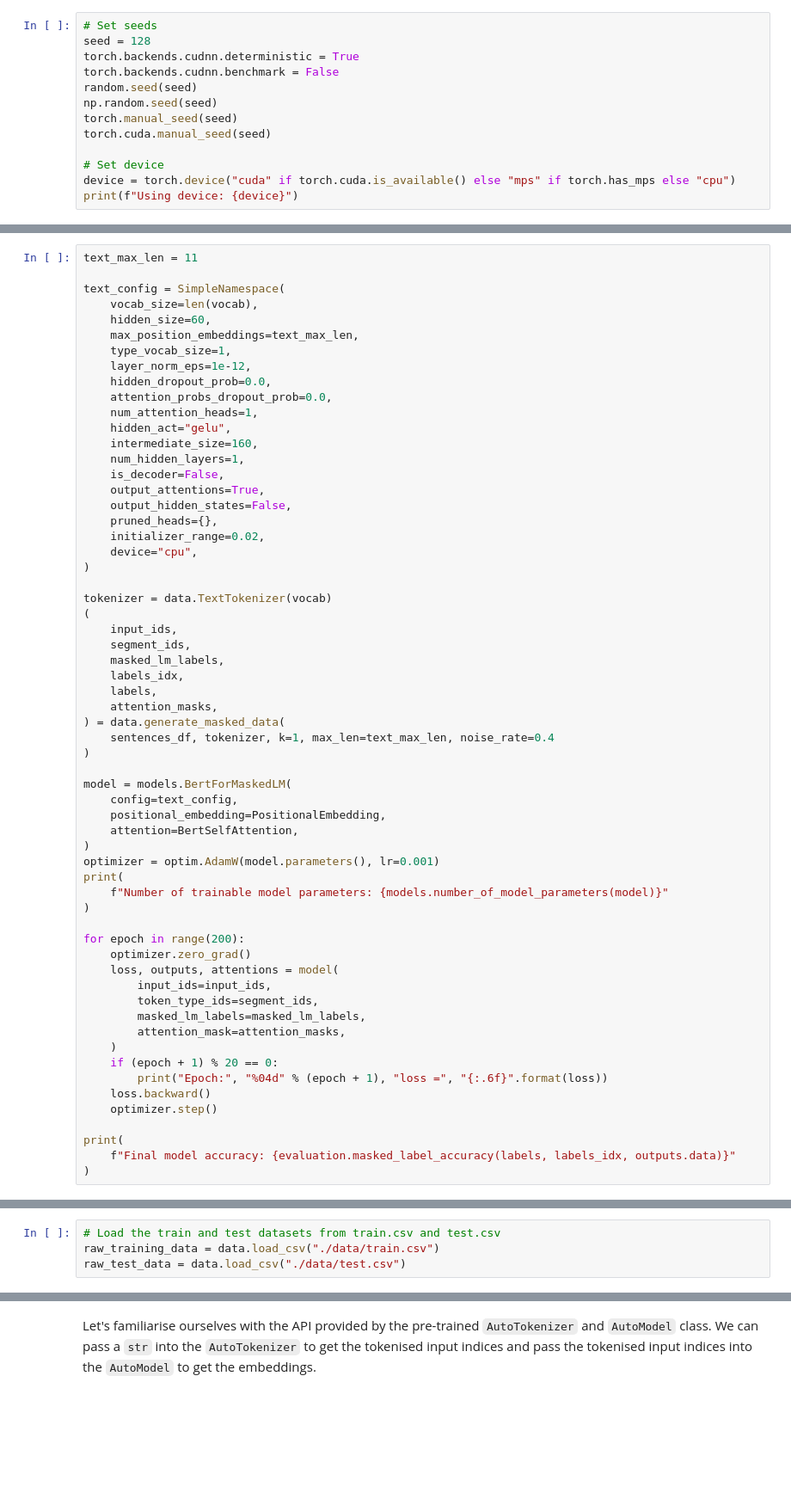
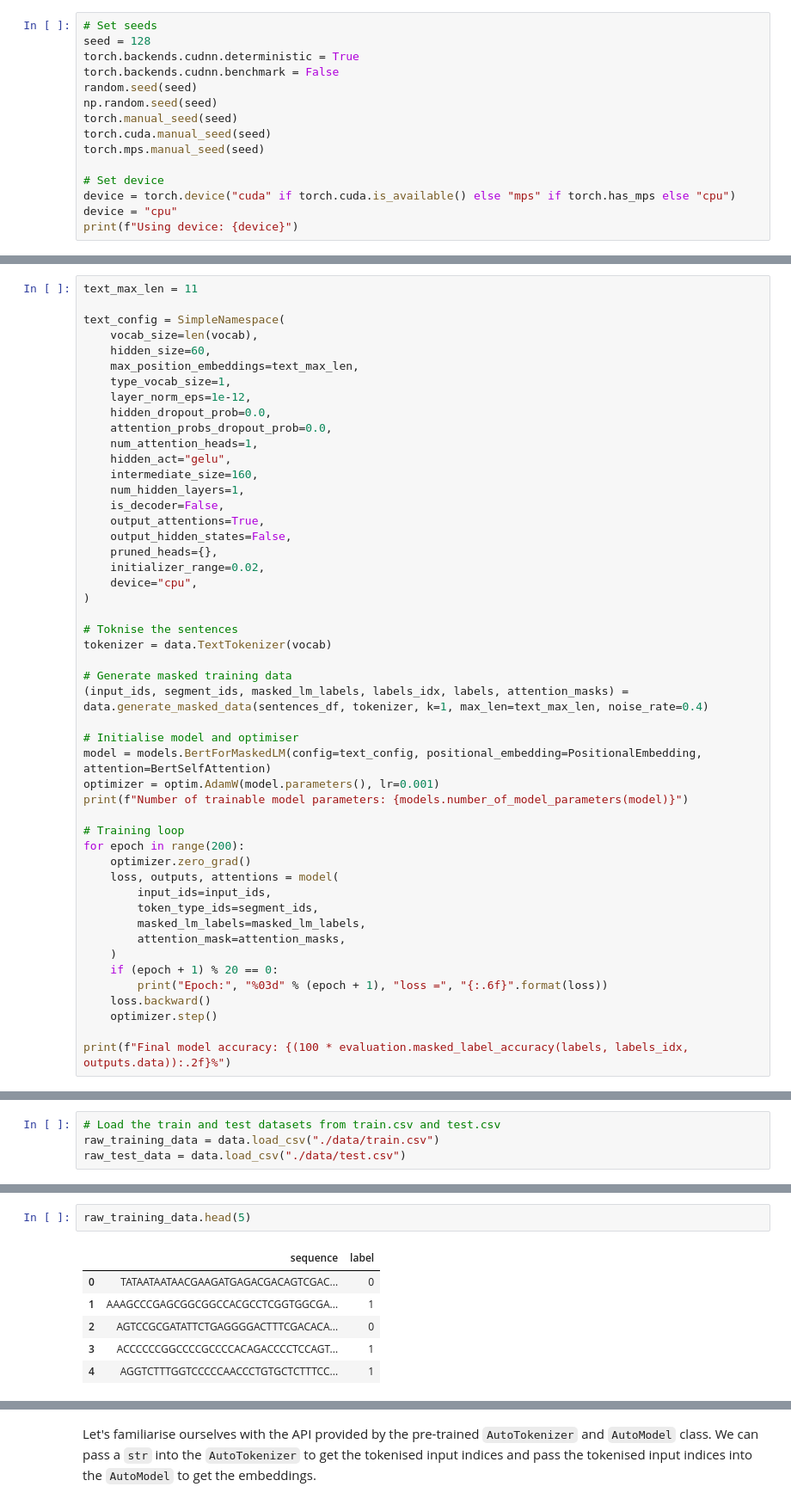
Before and after one commit to mikasenghaas/cs502, a Jupyter notebook: homeworks/3/Homework3.ipynb, the cells around one changed output, grey strips where cells are left out. Shown at 86% size. Saved outputs shown, nothing was run; the diff lists cells and outputs as text; blank space fills up the shorter version.

```diff
--- a/homeworks/3/Homework3.ipynb
+++ b/homeworks/3/Homework3.ipynb
@@ -40,7 +37,9 @@ random.seed(seed)
 np.random.seed(seed)
 torch.manual_seed(seed)
 torch.cuda.manual_seed(seed)
+torch.mps.manual_seed(seed)
 
 # Set device
 device = torch.device("cuda" if torch.cuda.is_available() else "mps" if torch.has_mps else "cpu")
+device = "cpu"
 print(f"Using device: {device}")
@@ -240,28 +300,18 @@ text_config = SimpleNamespace(
     device="cpu",
 )
 
+# Toknise the sentences
 tokenizer = data.TextTokenizer(vocab)
-(
-    input_ids,
-    segment_ids,
-    masked_lm_labels,
-    labels_idx,
-    labels,
-    attention_masks,
-) = data.generate_masked_data(
-    sentences_df, tokenizer, k=1, max_len=text_max_len, noise_rate=0.4
-)
 
-model = models.BertForMaskedLM(
-    config=text_config,
-    positional_embedding=PositionalEmbedding,
-    attention=BertSelfAttention,
-)
+# Generate masked training data
+(input_ids, segment_ids, masked_lm_labels, labels_idx, labels, attention_masks) = data.generate_masked_data(sentences_df, tokenizer, k=1, max_len=text_max_len, noise_rate=0.4)
+
+# Initialise model and optimiser
+model = models.BertForMaskedLM(config=text_config, positional_embedding=PositionalEmbedding, attention=BertSelfAttention)
 optimizer = optim.AdamW(model.parameters(), lr=0.001)
-print(
-    f"Number of trainable model parameters: {models.number_of_model_parameters(model)}"
-)
+print(f"Number of trainable model parameters: {models.number_of_model_parameters(model)}")
 
+# Training loop
 for epoch in range(200):
     optimizer.zero_grad()
     loss, outputs, attentions = model(
@@ -271,10 +321,8 @@ for epoch in range(200):
         attention_mask=attention_masks,
     )
     if (epoch + 1) % 20 == 0:
-        print("Epoch:", "%04d" % (epoch + 1), "loss =", "{:.6f}".format(loss))
+        print("Epoch:", "%03d" % (epoch + 1), "loss =", "{:.6f}".format(loss))
     loss.backward()
     optimizer.step()
 
-print(
-    f"Final model accuracy: {evaluation.masked_label_accuracy(labels, labels_idx, outputs.data)}"
-)
+print(f"Final model accuracy: {(100 * evaluation.masked_label_accuracy(labels, labels_idx, outputs.data)):.2f}%")
@@ -987,0 +958,9 @@ Hint:
+# %%
+raw_training_data.head(5)
+# %% [output]
+|  | sequence | label |
+| 0 | TATAATAATAACGAAGATGAGACGACAGTCGAC... | 0 |
+| 1 | AAAGCCCGAGCGGCGGCCACGCCTCGGTGGCGA... | 1 |
+| 2 | AGTCCGCGATATTCTGAGGGGACTTTCGACACA... | 0 |
+| 3 | ACCCCCCGGCCCCGCCCCACAGACCCCTCCAGT... | 1 |
+| 4 | AGGTCTTTGGTCCCCCAACCCTGTGCTCTTTCC... | 1 |
```
Also changed, not shown: parts of 64 cells of this notebook.
